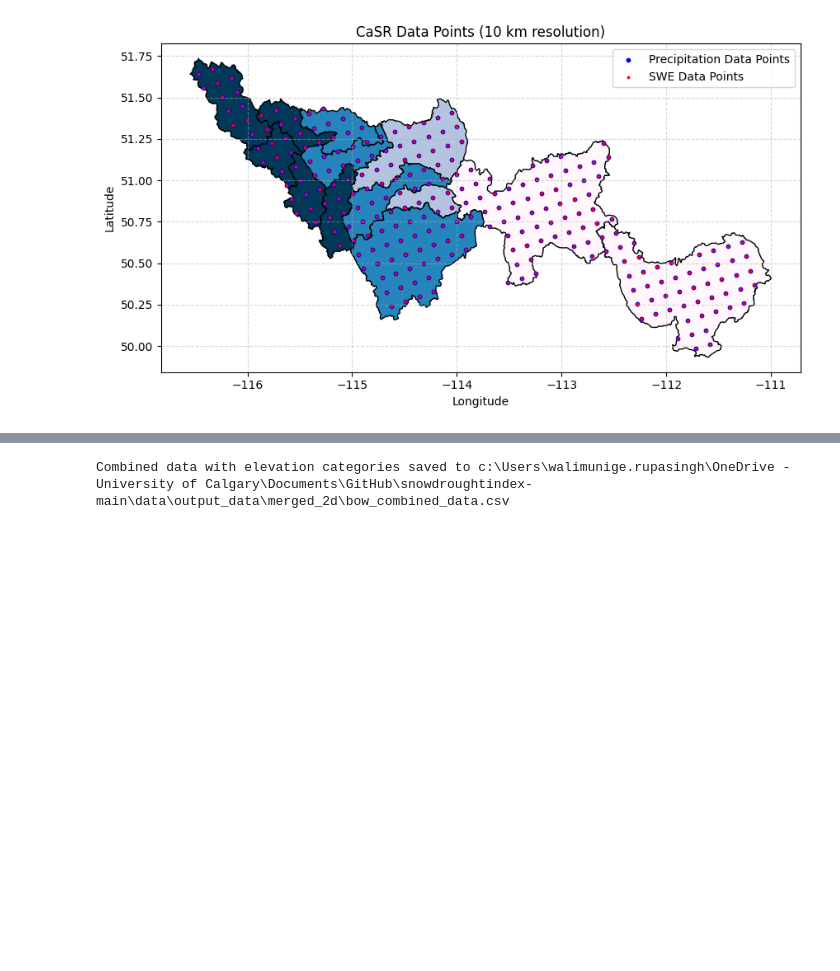
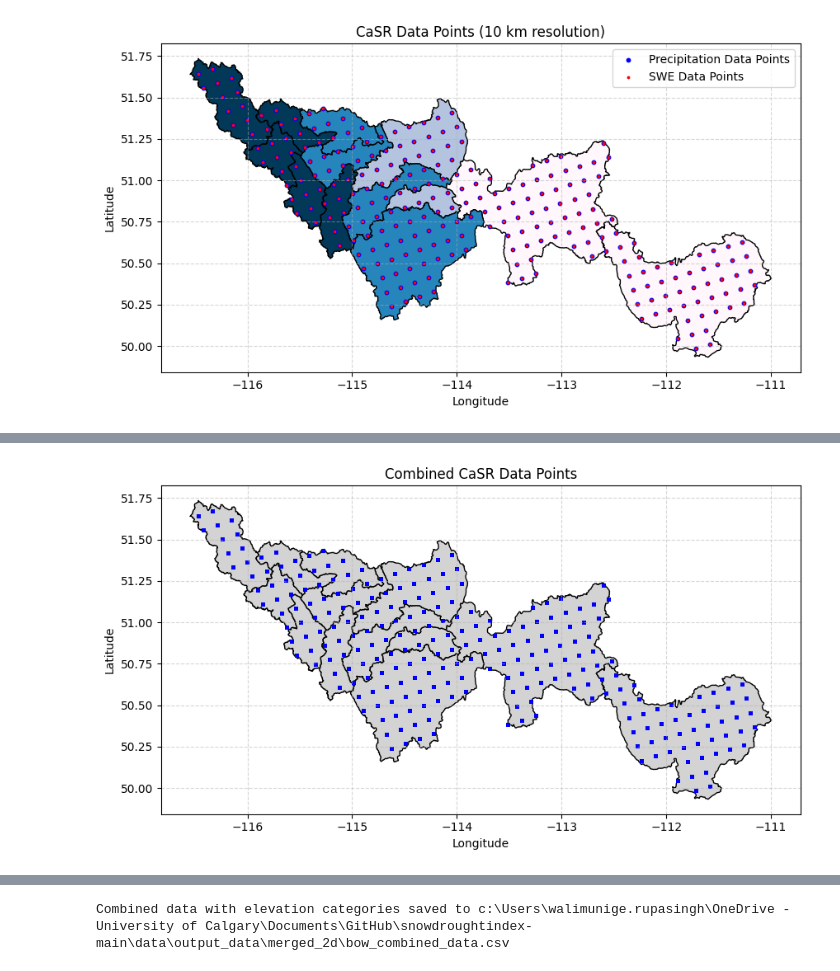
Before and after one commit to Nadiesenali/snowdroughtindex-main, a Jupyter notebook: notebooks/workflows/0.3_CaSR_data_preparation.ipynb, the cells around one changed output, grey strips where cells are left out. Cells and saved outputs as stored; diff of their text form; code cells hidden in the pictures; blank space fills up the shorter version.

```diff
--- a/notebooks/workflows/0.3_CaSR_data_preparation.ipynb
+++ b/notebooks/workflows/0.3_CaSR_data_preparation.ipynb
@@ -464 +497,18 @@ display(combined_data)
+# %%
+# plot combined_data grid points on Bow river basin shapefile
+gdf_combined = gpd.GeoDataFrame(
+    combined_data,
+    geometry=gpd.points_from_xy(combined_data.lon, combined_data.lat),
+    crs="EPSG:4326"
+)
+fig, ax = plt.subplots(figsize=(10, 10))
+bow_elevation.plot(ax=ax, color='lightgrey', edgecolor='black')
+gdf_combined.plot(ax=ax, color='blue', markersize=6, alpha=0.6, label='Combined Data Points')
+ax.grid(True, linestyle='--', alpha=0.5)
+ax.set_title('Combined CaSR Data Points')
+ax.set_xlabel('Longitude')
+ax.set_ylabel('Latitude')
+plt.show()
+# %% [output]
+[figure, added]
 # %%
```
Also changed, not shown: parts of 6 cells of this notebook, 2 other files.
